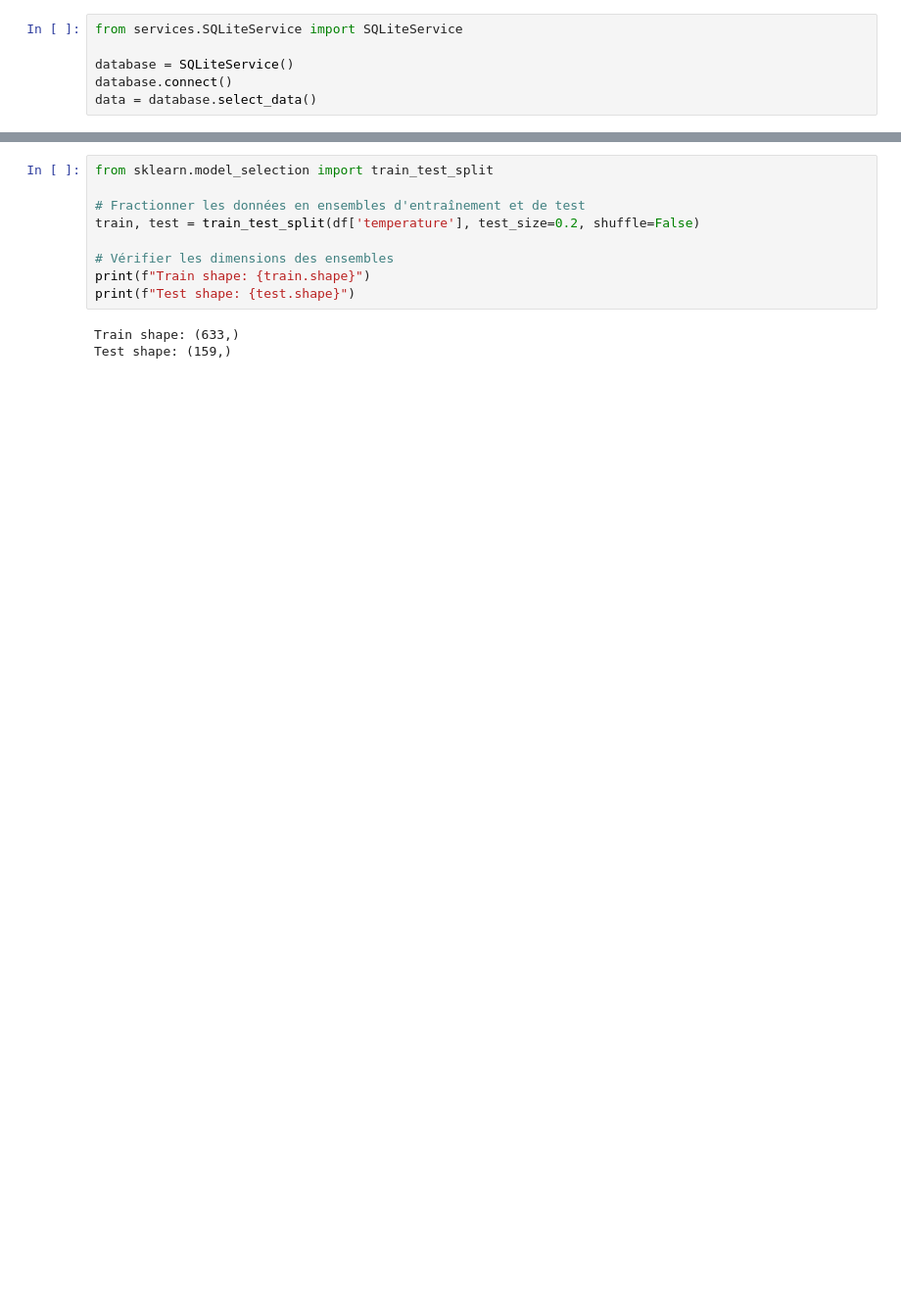
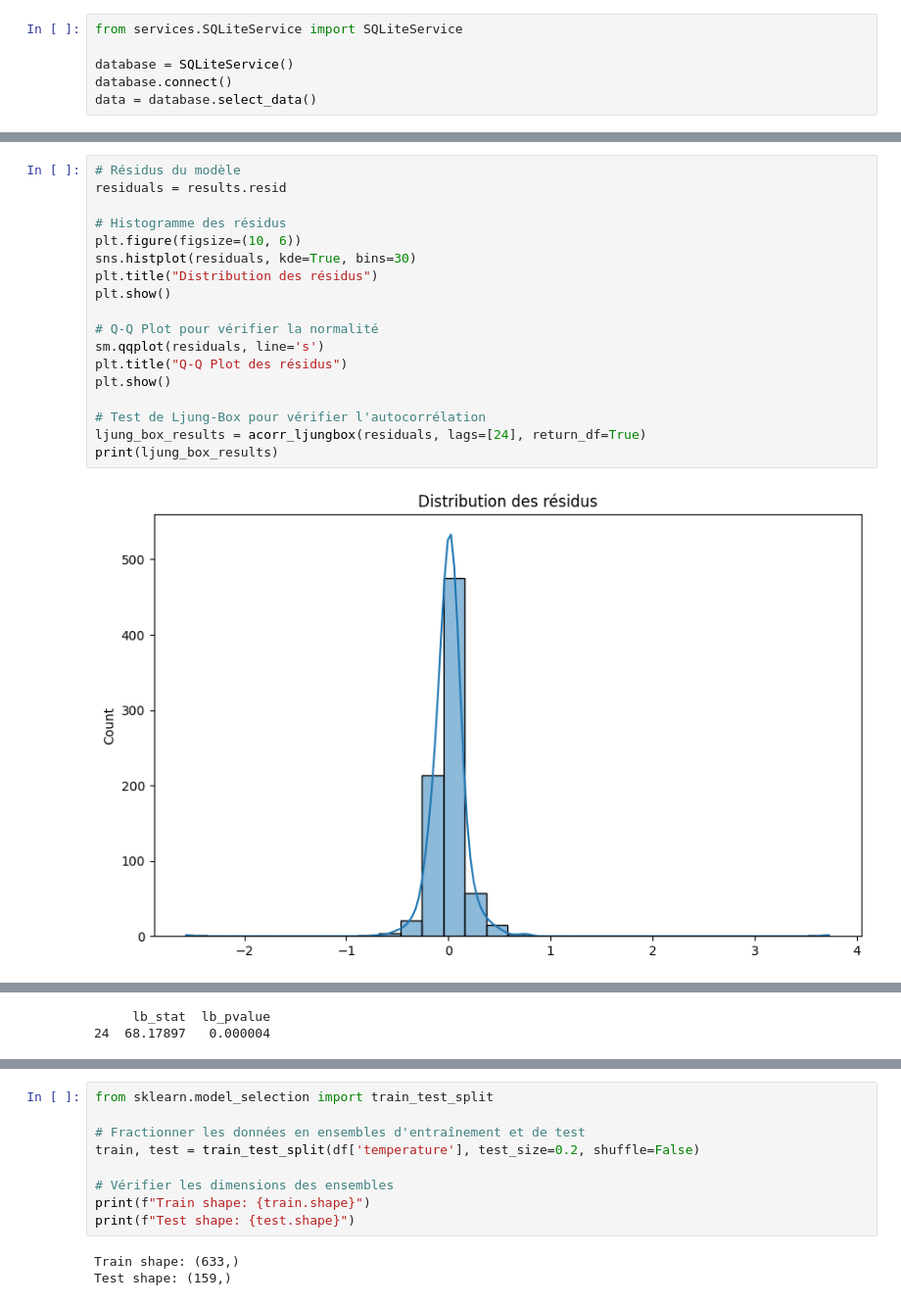
Before and after one commit to Thodler/learn-times-serie, a Jupyter notebook: notebooks/times-serie.ipynb, the cells around one changed output, grey strips where cells are left out. Shown: that part at 98% size. Saved outputs shown, nothing was run; the diff lists cells and outputs as text; blank space fills up the shorter version.

```diff
--- a/notebooks/times-serie.ipynb
+++ b/notebooks/times-serie.ipynb
@@ -88 +79,21 @@ p-value : 0.1139557021576712
 La série n'est pas stationnaire (p-value >= 0.05).
+# %%
+# Résidus du modèle
+residuals = results.resid
+
+# Histogramme des résidus
+plt.figure(figsize=(10, 6))
+sns.histplot(residuals, kde=True, bins=30)
+plt.title("Distribution des résidus")
+plt.show()
+
+# Q-Q Plot pour vérifier la normalité
+sm.qqplot(residuals, line='s')
+plt.title("Q-Q Plot des résidus")
+plt.show()
+
+# Test de Ljung-Box pour vérifier l'autocorrélation
+ljung_box_results = acorr_ljungbox(residuals, lags=[24], return_df=True)
+print(ljung_box_results)
+# %% [output]
+[figure, added]
@@ -88,0 +101,2 @@ La série n'est pas stationnaire (p-value >= 0.05).
+     lb_stat  lb_pvalue
+24  68.17897   0.000004
```
Also changed, not shown: parts of 13 cells of this notebook, 3 other files.
